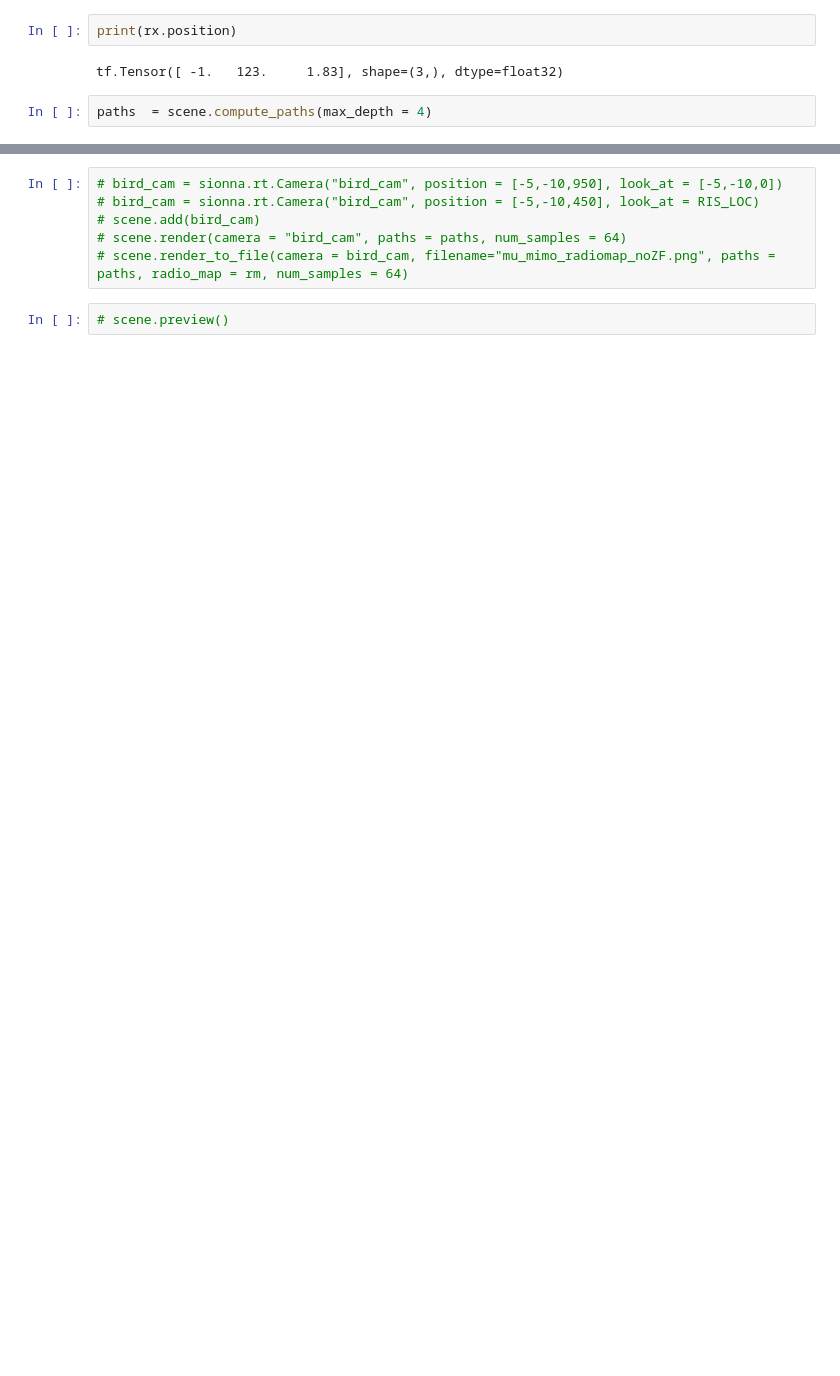
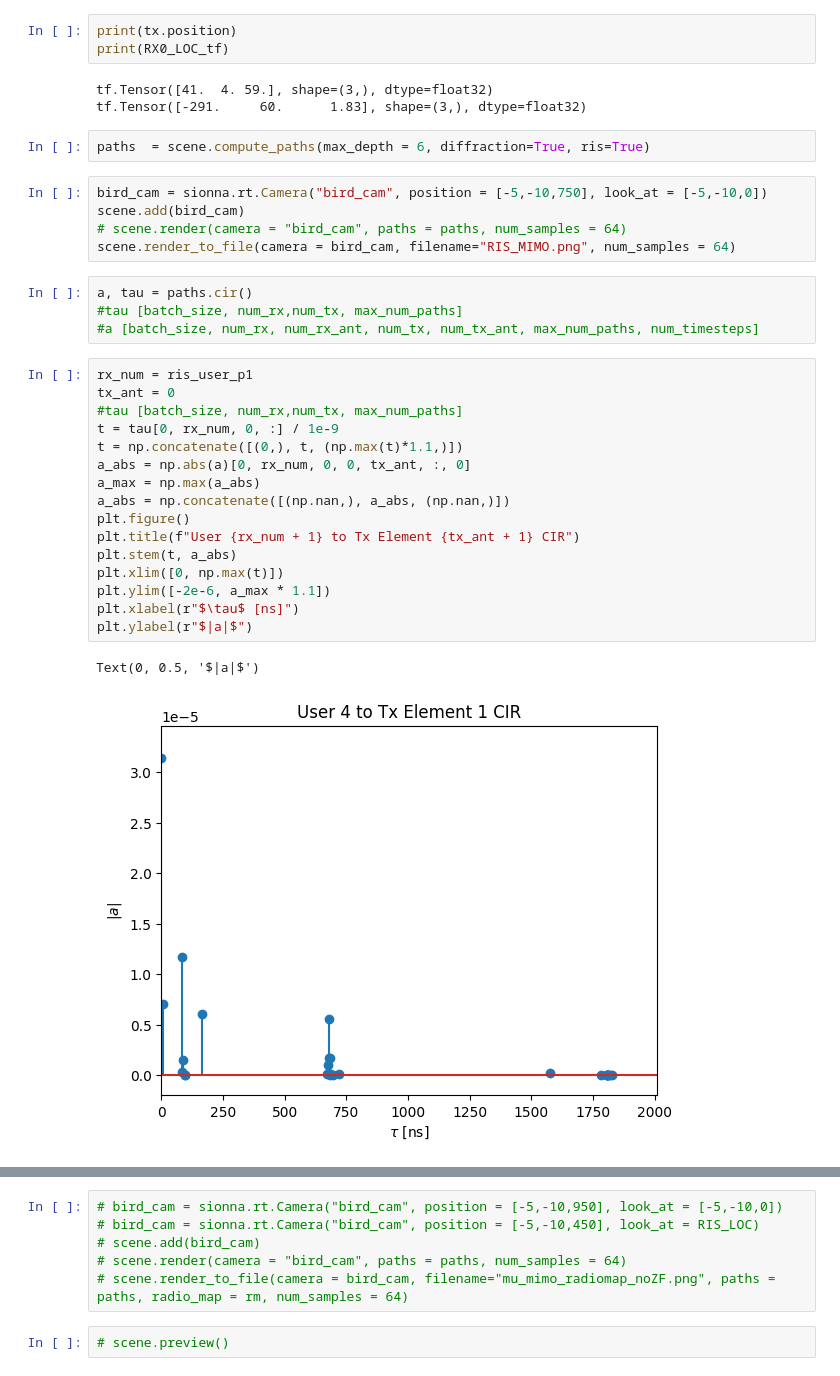
Before and after one commit to ear0/ECE575FP, a Jupyter notebook: ris_mimo.ipynb, the cells around one changed output, grey strips where cells are left out. Drawn from its saved outputs; the diff is of its cells as text; blank space fills up the shorter version.

```diff
--- a/ris_mimo.ipynb
+++ b/ris_mimo.ipynb
@@ -191,6 +201,36 @@ ris2.phase_gradient_reflector(sources, rx_pos_tens)
 # %%
-print(rx.position)
+print(tx.position)
+print(RX0_LOC_tf)
 # %% [output]
-tf.Tensor([ -1.   123.     1.83], shape=(3,), dtype=float32)
+tf.Tensor([41.  4. 59.], shape=(3,), dtype=float32)
+tf.Tensor([-291.     60.      1.83], shape=(3,), dtype=float32)
 # %%
-paths  = scene.compute_paths(max_depth = 4)
+paths  = scene.compute_paths(max_depth = 6, diffraction=True, ris=True)
+# %%
+bird_cam = sionna.rt.Camera("bird_cam", position = [-5,-10,750], look_at = [-5,-10,0])
+scene.add(bird_cam)
+# scene.render(camera = "bird_cam", paths = paths, num_samples = 64)
+scene.render_to_file(camera = bird_cam, filename="RIS_MIMO.png", num_samples = 64)
+# %%
+a, tau = paths.cir()
+#tau [batch_size, num_rx,num_tx, max_num_paths]
+#a [batch_size, num_rx, num_rx_ant, num_tx, num_tx_ant, max_num_paths, num_timesteps]
+# %%
+rx_num = ris_user_p1
+tx_ant = 0
+#tau [batch_size, num_rx,num_tx, max_num_paths]
+t = tau[0, rx_num, 0, :] / 1e-9
+t = np.concatenate([(0,), t, (np.max(t)*1.1,)])
+a_abs = np.abs(a)[0, rx_num, 0, 0, tx_ant, :, 0]
+a_max = np.max(a_abs)
+a_abs = np.concatenate([(np.nan,), a_abs, (np.nan,)])
+plt.figure()
+plt.title(f"User {rx_num + 1} to Tx Element {tx_ant + 1} CIR")
+plt.stem(t, a_abs)
+plt.xlim([0, np.max(t)])
+plt.ylim([-2e-6, a_max * 1.1])
+plt.xlabel(r"$\tau$ [ns]")
+plt.ylabel(r"$|a|$")
+# %% [output]
+Text(0, 0.5, '$|a|$')
+[figure, added]
```
Also changed, not shown: parts of 12 cells of this notebook, 1 other file.
